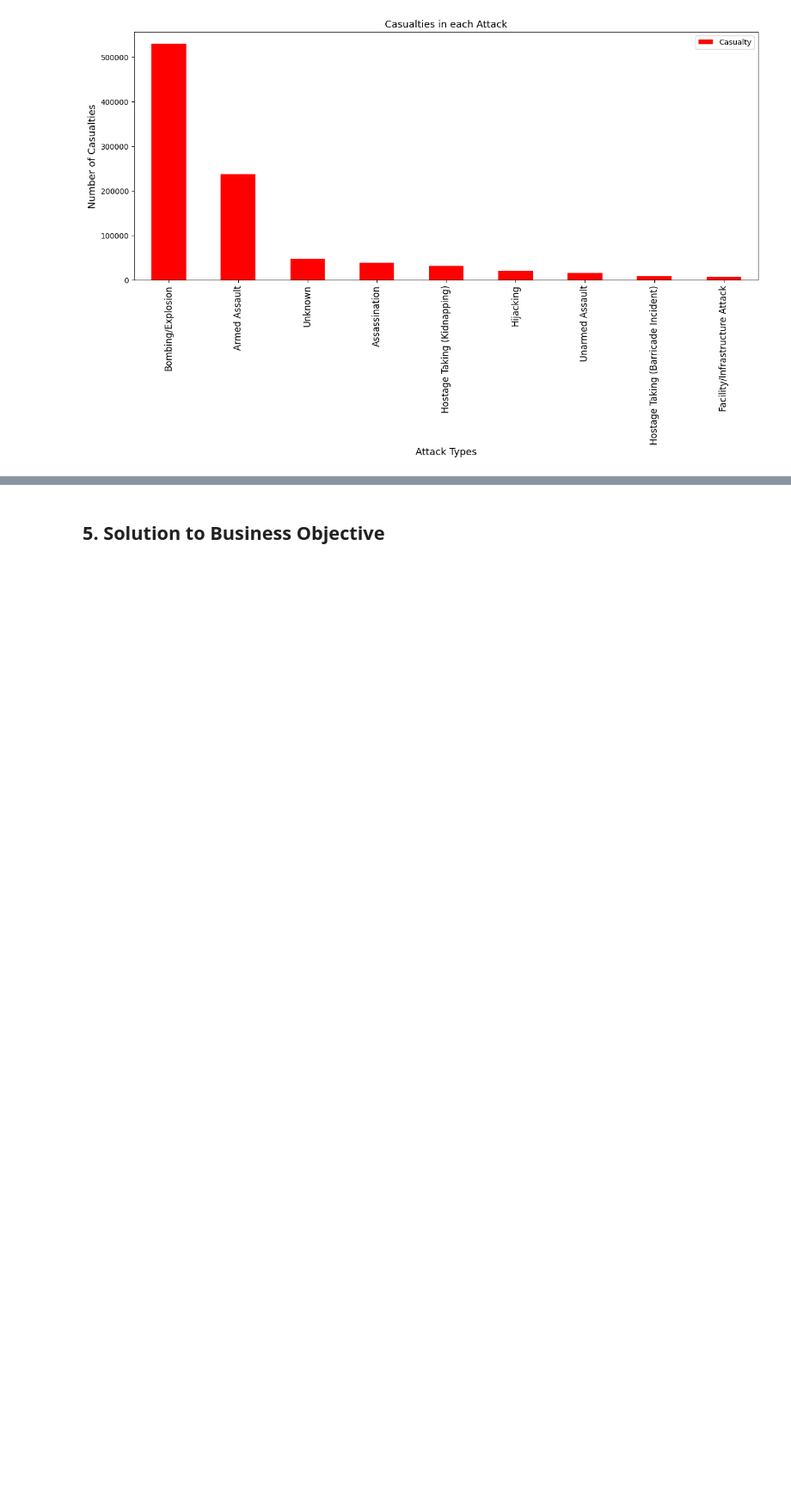
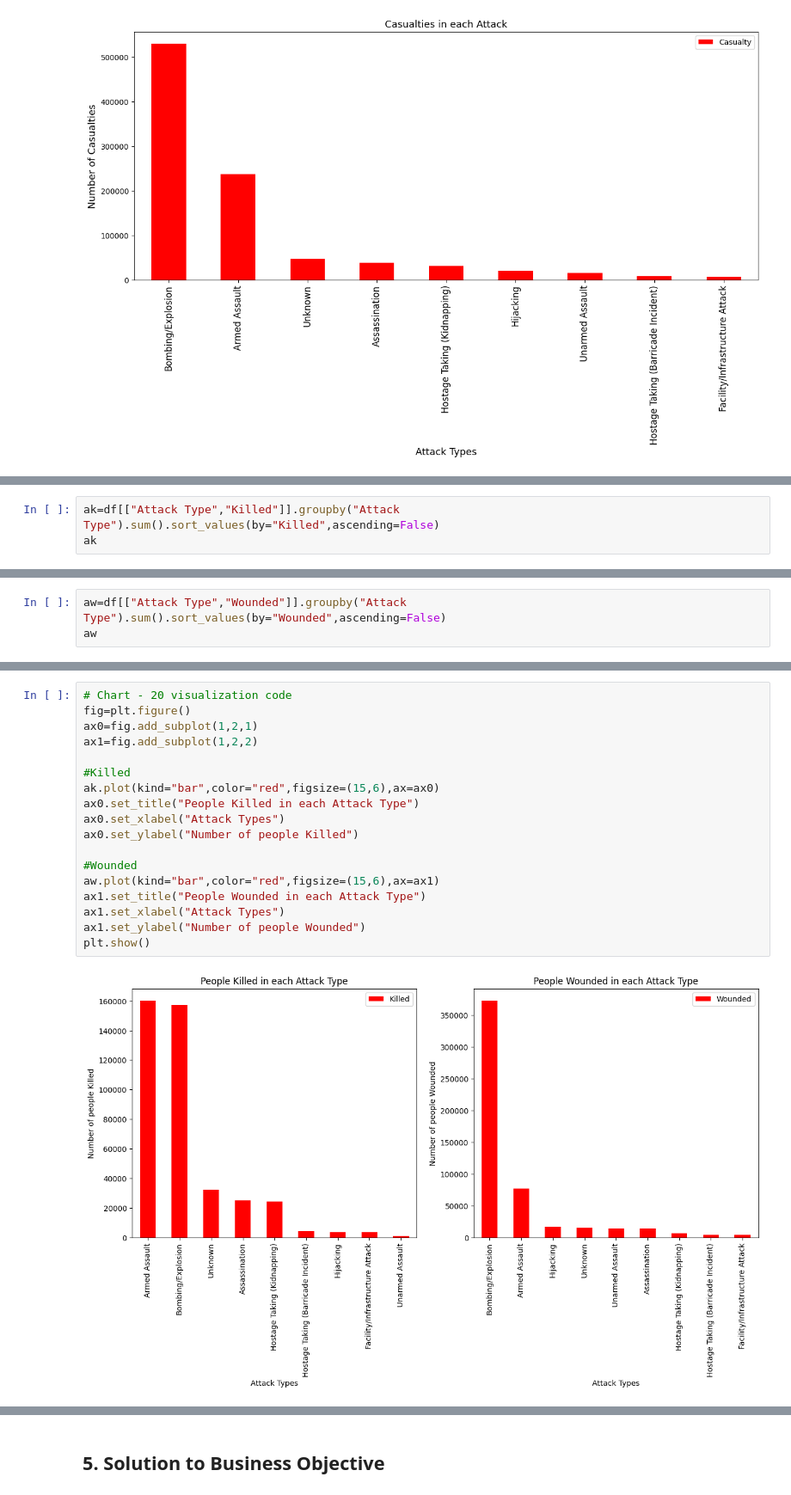
Before and after one commit to Amrit007-droid/Global-Terrorism-Dataset-EDA-, a Jupyter notebook: Global_Terrorism_Dataset_EDA_submission_.ipynb, the cells around one changed output, grey strips where cells are left out. Shown at 86% size. Drawn from its saved outputs; the diff is of its cells as text; blank space fills up the shorter version.

```diff
--- a/Global_Terrorism_Dataset_EDA_submission_.ipynb
+++ b/Global_Terrorism_Dataset_EDA_submission_.ipynb
@@ -1477,0 +1493,3 @@ plt.show()
+# %%
+ak=df[["Attack Type","Killed"]].groupby("Attack Type").sum().sort_values(by="Killed",ascending=False)
+ak
@@ -1477,0 +1510,3 @@ plt.show()
+# %%
+aw=df[["Attack Type","Wounded"]].groupby("Attack Type").sum().sort_values(by="Wounded",ascending=False)
+aw
@@ -1477,0 +1525,20 @@ plt.show()
+# %%
+# Chart - 20 visualization code
+fig=plt.figure()
+ax0=fig.add_subplot(1,2,1)
+ax1=fig.add_subplot(1,2,2)
+
+#Killed
+ak.plot(kind="bar",color="red",figsize=(15,6),ax=ax0)
+ax0.set_title("People Killed in each Attack Type")
+ax0.set_xlabel("Attack Types")
+ax0.set_ylabel("Number of people Killed")
+
+#Wounded
+aw.plot(kind="bar",color="red",figsize=(15,6),ax=ax1)
+ax1.set_title("People Wounded in each Attack Type")
+ax1.set_xlabel("Attack Types")
+ax1.set_ylabel("Number of people Wounded")
+plt.show()
+# %% [output]
+[figure, added]
```
Also changed, not shown: parts of 57 cells of this notebook.
